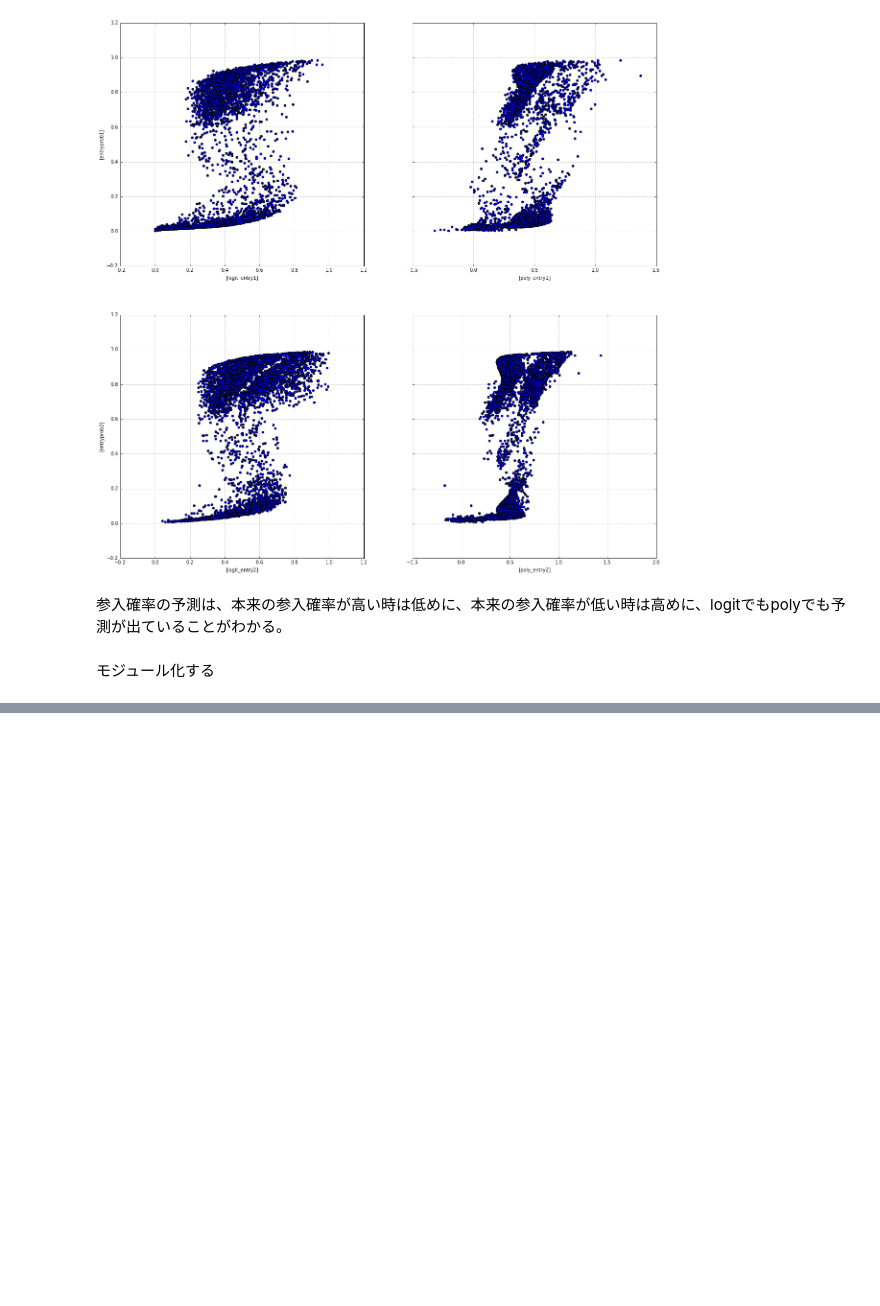
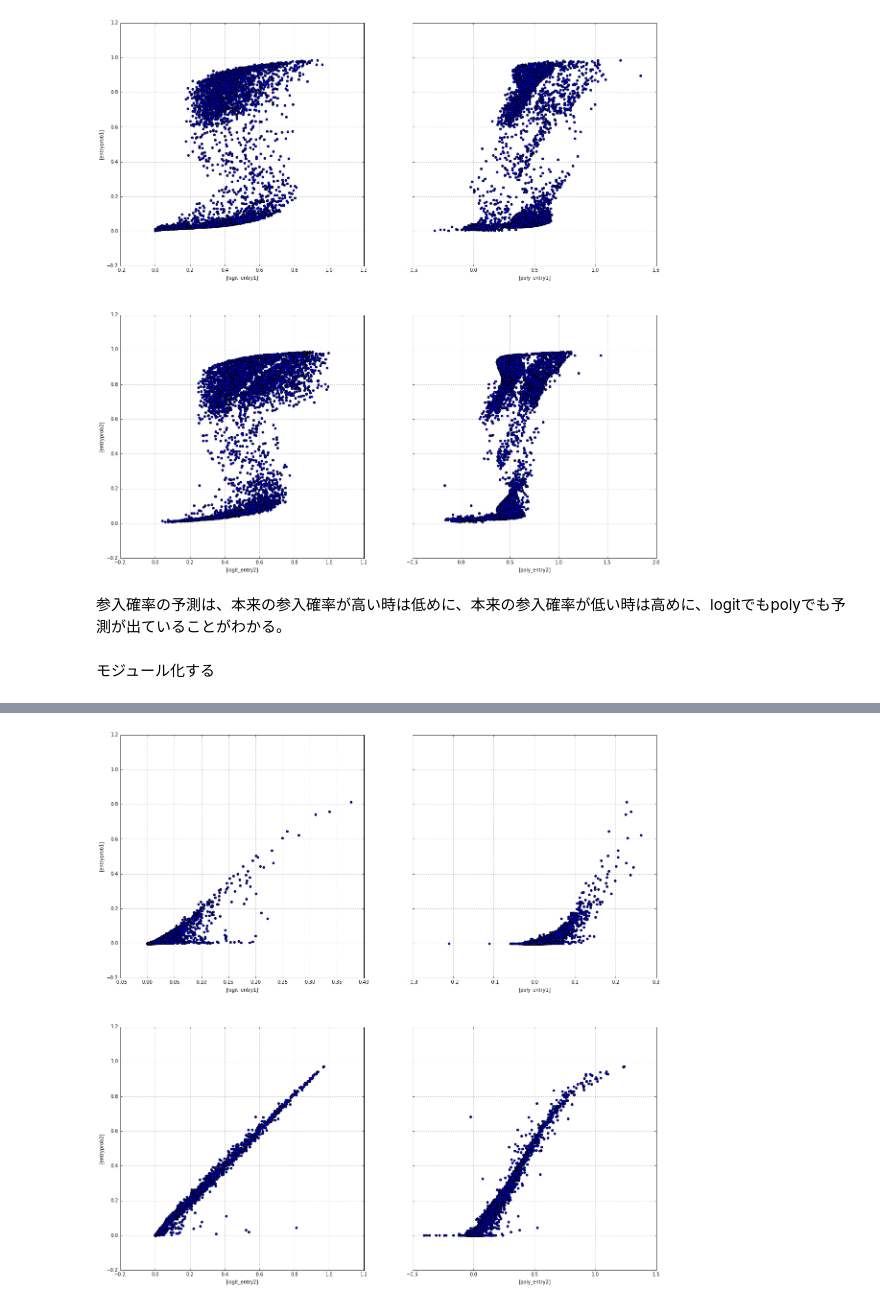
Before and after one commit to keiikegami/multiplicity, a Jupyter notebook: single_equilibrium_assumption.ipynb, the cells around one changed output, grey strips where cells are left out. Cells and saved outputs as stored; diff of their text form; code cells hidden in the pictures; blank space fills up the shorter version.

```diff
--- a/single_equilibrium_assumption.ipynb
+++ b/single_equilibrium_assumption.ipynb
@@ -151,0 +136,5 @@ def scatter(data):
+# %%
+# param3
+pre.scatter(df3)
+# %% [output]
+[figure, added]
```
Also changed, not shown: parts of 6 cells of this notebook, 1 other file.
